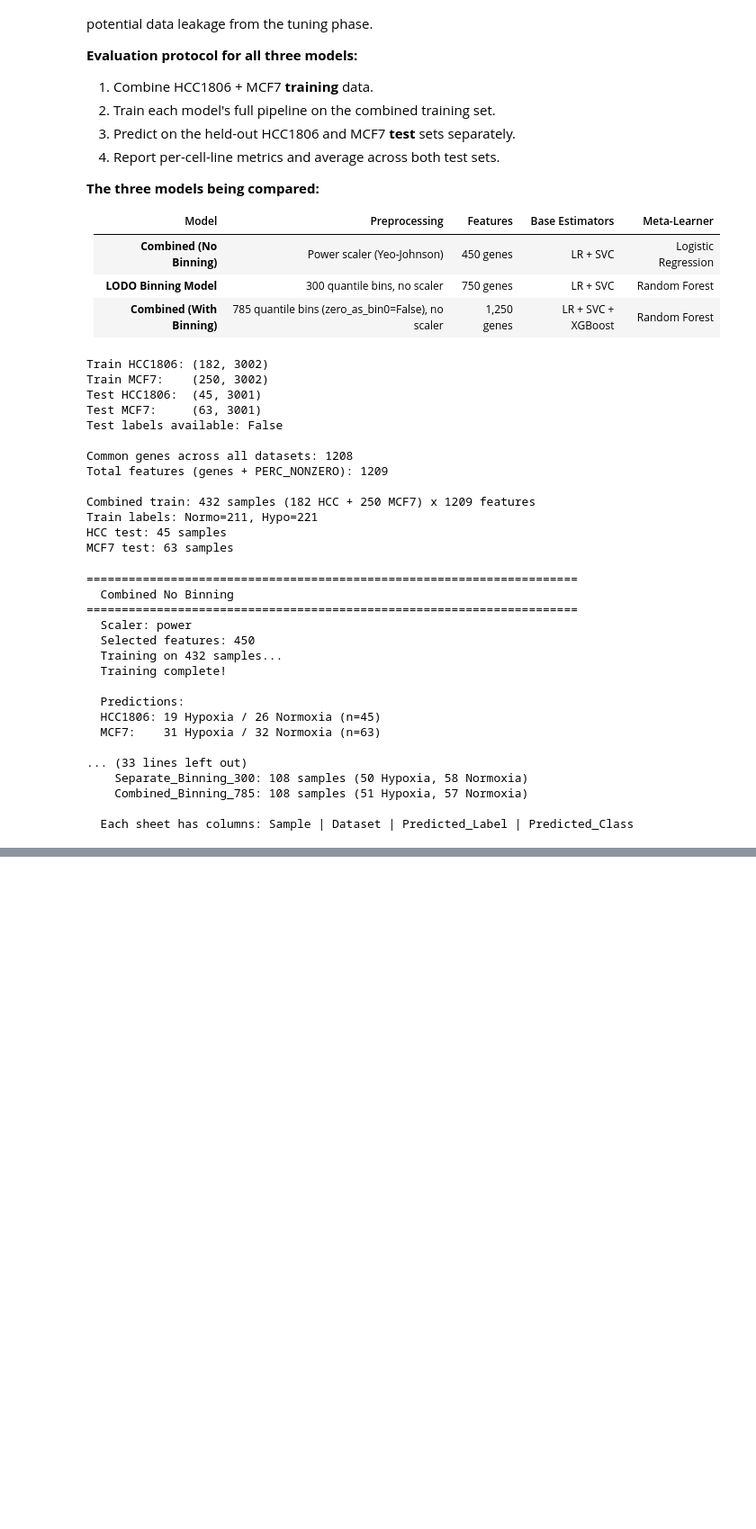
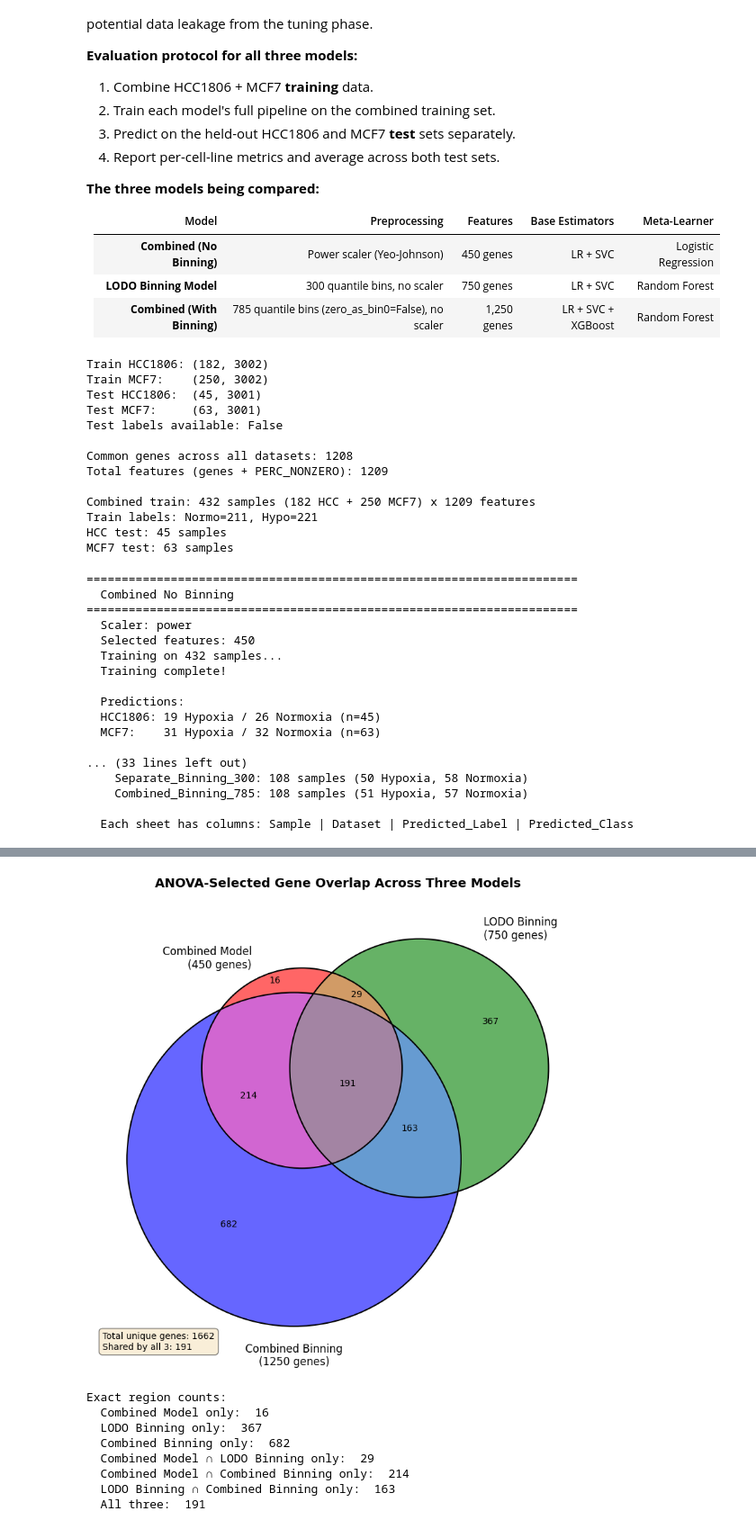
Before and after one commit to ranbirdaefler/CC-Research, a Jupyter notebook: Combined_CellLine_Model.ipynb, the cells around one changed output, grey strips where cells are left out. Shown at 90% size. Cells and saved outputs as stored; diff of their text form; code cells hidden in the pictures; blank space fills up the shorter version.

```diff
--- a/Combined_CellLine_Model.ipynb
+++ b/Combined_CellLine_Model.ipynb
@@ -3293,0 +3412,69 @@ print(f"\n  Each sheet has columns: Sample | Dataset | Predicted_Label | Predict
+# %%
+# =============================================================================
+# D.2  VENN DIAGRAM — ANOVA-SELECTED GENE SETS
+# =============================================================================
+
+from matplotlib_venn import venn3, venn3_circles
+import matplotlib.pyplot as plt
+
+sets = {name: anova_results[name]["genes"] for name in anova_results}
+set_labels = list(sets.keys())
+set_values = [sets[l] for l in set_labels]
+
+fig, ax = plt.subplots(figsize=(10, 8))
+
+v = venn3(
+    [set_values[0], set_values[1], set_values[2]],
+    set_labels=[
+        f"{set_labels[0]}\n({len(set_values[0])} genes)",
+        f"{set_labels[1]}\n({len(set_values[1])} genes)",
+        f"{set_labels[2]}\n({len(set_values[2])} genes)",
+    ],
+    ax=ax,
+    alpha=0.6,
+)
+
+venn3_circles([set_values[0], set_values[1], set_values[2]], ax=ax, linewidth=1.5)
+
+ax.set_title(
+    "ANOVA-Selected Gene Overlap Across Three Models",
+    fontsize=14, fontweight="bold", pad=20,
+)
+
+all_genes = set_values[0] | set_values[1] | set_values[2]
+core = set_values[0] & set_values[1] & set_values[2]
+ax.text(
+    0.02, 0.02,
+    f"Total unique genes: {len(all_genes)}\nShared by all 3: {len(core)}",
+    transform=ax.transAxes, fontsize=10, verticalalignment="bottom",
+    bbox=dict(boxstyle="round,pad=0.4", facecolor="wheat", alpha=0.5),
+)
+
+plt.tight_layout()
+plt.show()
+
+print("\nExact region counts:")
+only_0 = set_values[0] - set_values[1] - set_values[2]
+only_1 = set_values[1] - set_values[0] - set_values[2]
+only_2 = set_values[2] - set_values[0] - set_values[1]
+only_01 = (set_values[0] & set_values[1]) - set_values[2]
+only_02 = (set_values[0] & set_values[2]) - set_values[1]
+only_12 = (set_values[1] & set_values[2]) - set_values[0]
+
+print(f"  {set_labels[0]} only:  {len(only_0)}")
+print(f"  {set_labels[1]} only:  {len(only_1)}")
+print(f"  {set_labels[2]} only:  {len(only_2)}")
+print(f"  {set_labels[0]} \u2229 {set_labels[1]} only:  {len(only_01)}")
+print(f"  {set_labels[0]} \u2229 {set_labels[2]} only:  {len(only_02)}")
+print(f"  {set_labels[1]} \u2229 {set_labels[2]} only:  {len(only_12)}")
+print(f"  All three:  {len(core)}")
+# %% [output]
+[figure, added]
+Exact region counts:
+  Combined Model only:  16
+  LODO Binning only:  367
+  Combined Binning only:  682
+  Combined Model ∩ LODO Binning only:  29
+  Combined Model ∩ Combined Binning only:  214
+  LODO Binning ∩ Combined Binning only:  163
+  All three:  191
```
Also changed, not shown: parts of 23 cells of this notebook.
